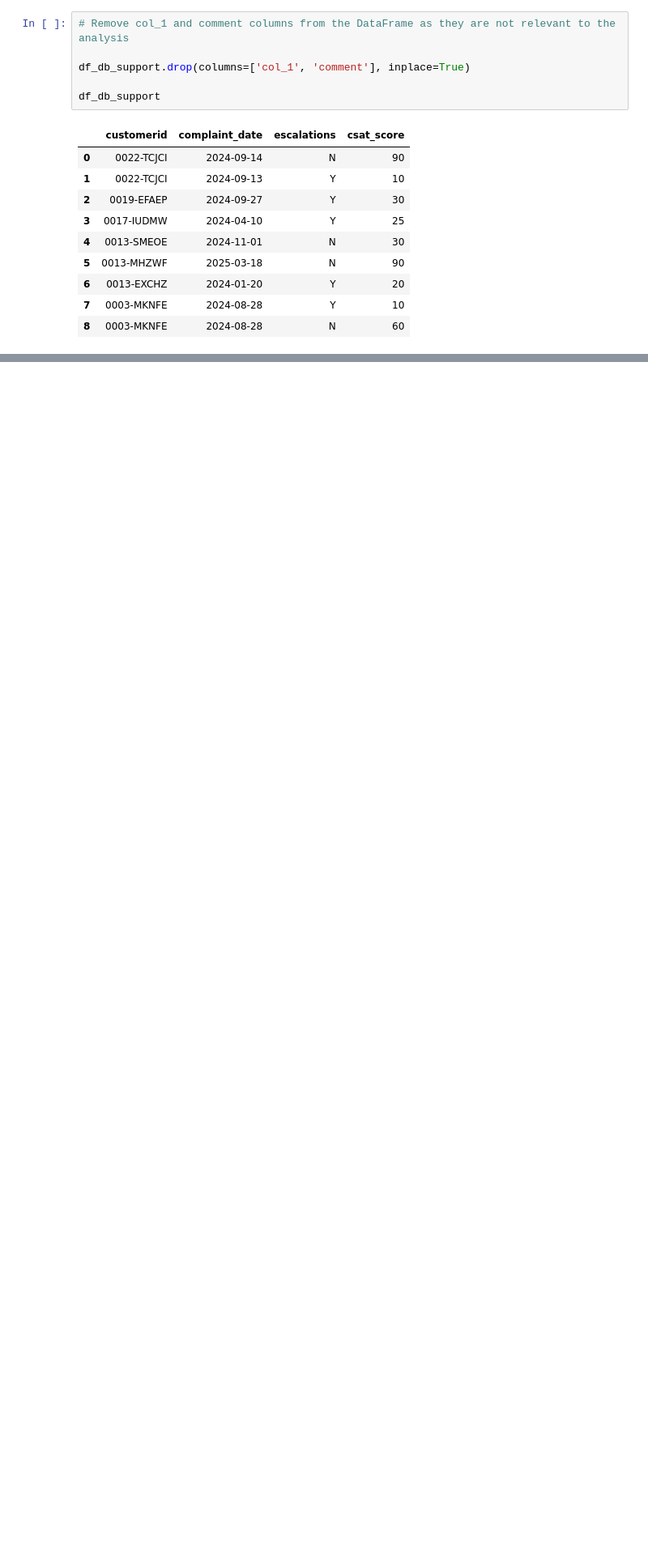
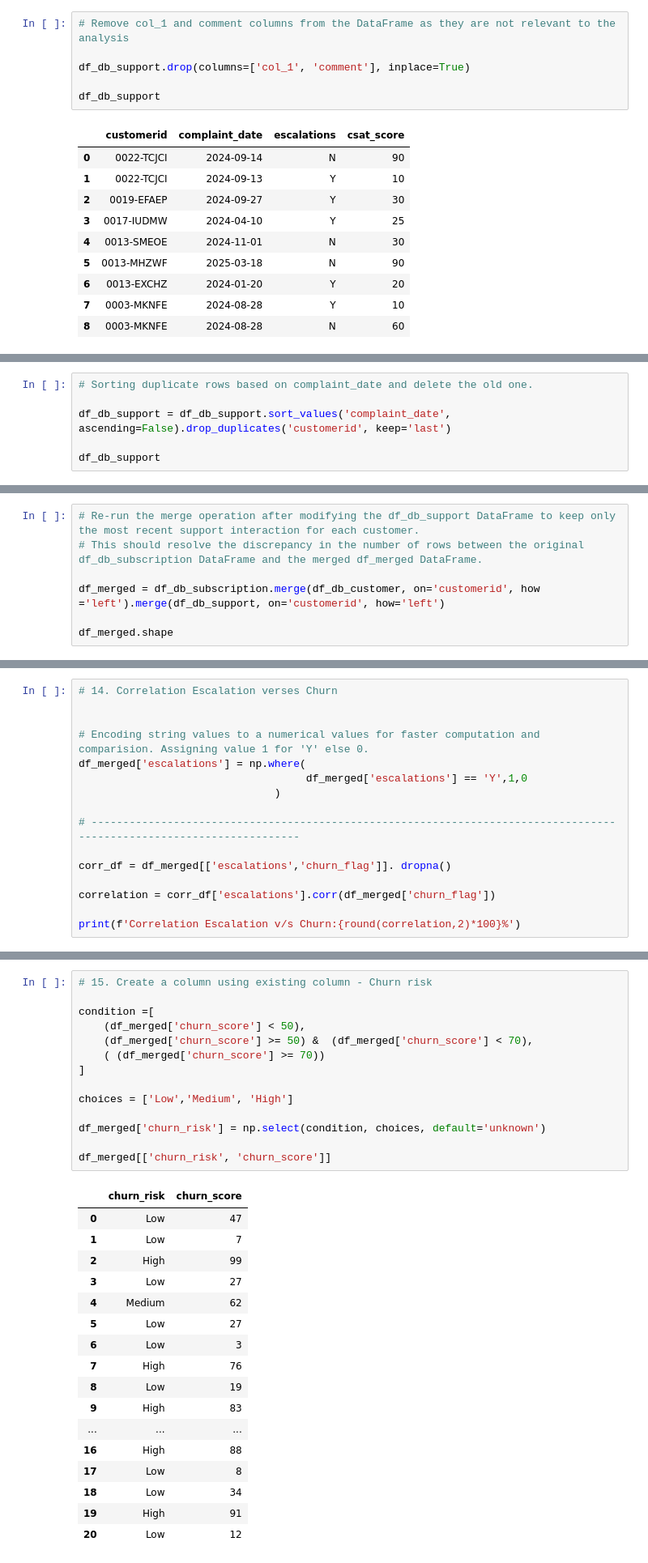
Before and after one commit to SBundhunDev/Customer_Churn_Analysis, a Jupyter notebook: Notebook/OTT_Customer_Churn_Analysis.ipynb, the cells around one changed output, grey strips where cells are left out. Shown at 81% size. Cells and saved outputs as stored; diff of their text form; blank space fills up the shorter version.

```diff
--- a/Notebook/OTT_Customer_Churn_Analysis.ipynb
+++ b/Notebook/OTT_Customer_Churn_Analysis.ipynb
@@ -500,0 +622,6 @@ df_db_support
+# %%
+# Sorting duplicate rows based on complaint_date and delete the old one.
+
+df_db_support = df_db_support.sort_values('complaint_date', ascending=False).drop_duplicates('customerid', keep='last')
+
+df_db_support
@@ -500,0 +637,7 @@ df_db_support
+# %%
+# Re-run the merge operation after modifying the df_db_support DataFrame to keep only the most recent support interaction for each customer.
+# This should resolve the discrepancy in the number of rows between the original df_db_subscription DataFrame and the merged df_merged DataFrame.
+
+df_merged = df_db_subscription.merge(df_db_customer, on='customerid', how ='left').merge(df_db_support, on='customerid', how='left')
+
+df_merged.shape
@@ -500,0 +944,16 @@ df_db_support
+# %%
+# 14. Correlation Escalation verses Churn
+
+
+# Encoding string values to a numerical values for faster computation and comparision. Assigning value 1 for 'Y' else 0.
+df_merged['escalations'] = np.where(
+                                    df_merged['escalations'] == 'Y',1,0
+                               )
+
+# ----------------------------------------------------------------------------------------------------------------------
+
+corr_df = df_merged[['escalations','churn_flag']]. dropna()
+
+correlation = corr_df['escalations'].corr(df_merged['churn_flag'])
+
+print(f'Correlation Escalation v/s Churn:{round(correlation,2)*100}%')
@@ -500,0 +962,32 @@ df_db_support
+# %%
+# 15. Create a column using existing column - Churn risk
+
+condition =[
+    (df_merged['churn_score'] < 50),
+    (df_merged['churn_score'] >= 50) &  (df_merged['churn_score'] < 70),
+    ( (df_merged['churn_score'] >= 70))
+]
+
+choices = ['Low','Medium', 'High']
+
+df_merged['churn_risk'] = np.select(condition, choices, default='unknown')
+
+df_merged[['churn_risk', 'churn_score']]
+# %% [output]
+|  | churn_risk | churn_score |
+| 0 | Low | 47 |
+| 1 | Low | 7 |
+| 2 | High | 99 |
+| 3 | Low | 27 |
+| 4 | Medium | 62 |
+| 5 | Low | 27 |
+| 6 | Low | 3 |
+| 7 | High | 76 |
+| 8 | Low | 19 |
+| 9 | High | 83 |
+| ... | ... | ... |
+| 16 | High | 88 |
+| 17 | Low | 8 |
+| 18 | Low | 34 |
+| 19 | High | 91 |
+| 20 | Low | 12 |
```
Also changed, not shown: parts of 40 cells of this notebook, 2 other files.
